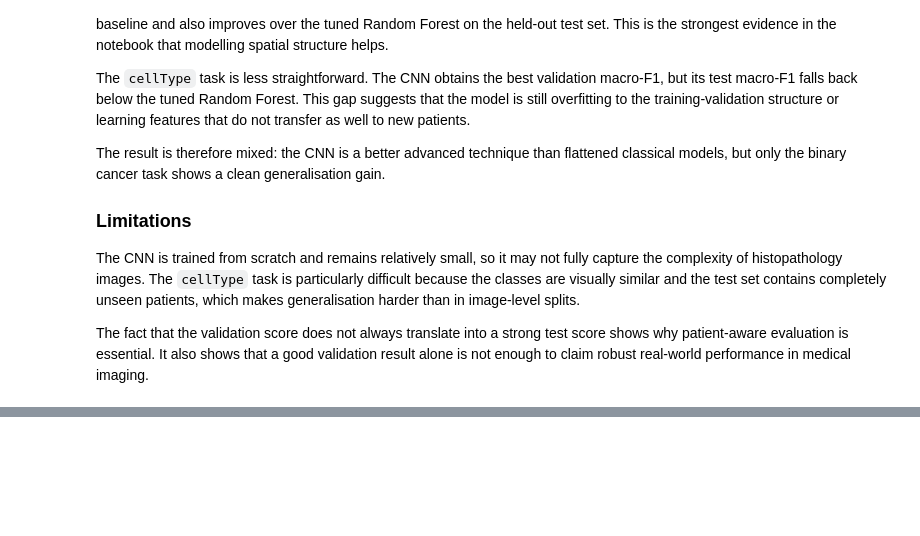
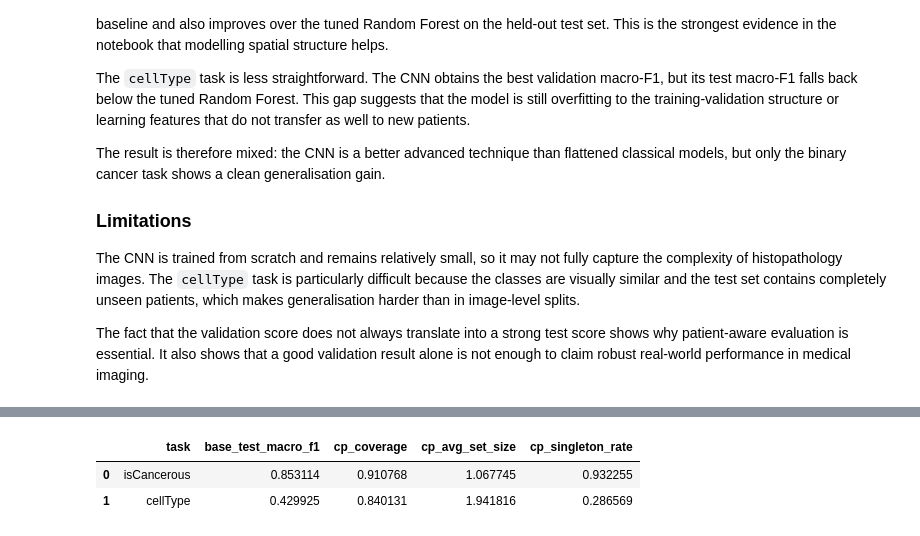
Before and after one commit to theaussiepie/Conformal-Prediction-with-ML-Workflow, a Jupyter notebook: workflow.ipynb, the cells around one changed output, grey strips where cells are left out. Cells and saved outputs as stored; diff of their text form; code cells hidden in the pictures; blank space fills up the shorter version.

```diff
--- a/workflow.ipynb
+++ b/workflow.ipynb
@@ -1453,0 +1553,14 @@ The fact that the validation score does not always translate into a strong test
+# %%
+alpha = 0.1  # target 90% coverage
+
+# Cancer probabilities
+probs_val_c = predict_cnn_proba(cnn_cancer_model, X_val_c)
+probs_test_c = predict_cnn_proba(cnn_cancer_model, X_test_c)
+
+# Split conformal sets
+qhat_c = fit_split_conformal_classifier(probs_val_c, np.array(y_val_c), alpha=alpha)
+cancer_pred_sets, cancer_threshold = predict_conformal_sets(probs_test_c, qhat_c)
+cancer_cp_summary = evaluate_prediction_sets(cancer_pred_sets, np.array(y_test_c))
+
+print("Cancer conformal threshold for class inclusion:", round(cancer_threshold, 4))
+cancer_cp_summary
@@ -1453,0 +1571,12 @@ The fact that the validation score does not always translate into a strong test
+# %%
+# Cell-type probabilities
+probs_val_ct = predict_cnn_proba(cnn_cell_model, X_val_ct)
+probs_test_ct = predict_cnn_proba(cnn_cell_model, X_test_ct)
+
+# Split conformal sets
+qhat_ct = fit_split_conformal_classifier(probs_val_ct, np.array(y_val_ct), alpha=alpha)
+cell_pred_sets, cell_threshold = predict_conformal_sets(probs_test_ct, qhat_ct)
+cell_cp_summary = evaluate_prediction_sets(cell_pred_sets, np.array(y_test_ct))
+
+print("Cell-type conformal threshold for class inclusion:", round(cell_threshold, 4))
+cell_cp_summary
@@ -1453,0 +1621,23 @@ The fact that the validation score does not always translate into a strong test
+# %%
+cp_summary = pd.DataFrame([
+    {
+        "task": "isCancerous",
+        "base_test_macro_f1": cnn_cancer_results.loc[cnn_cancer_results["split"] == "test", "macro_f1"].iloc[0],
+        "cp_coverage": cancer_cp_summary["coverage"].iloc[0],
+        "cp_avg_set_size": cancer_cp_summary["avg_set_size"].iloc[0],
+        "cp_singleton_rate": cancer_cp_summary["singleton_rate"].iloc[0]
+    },
+    {
+        "task": "cellType",
+        "base_test_macro_f1": cnn_cell_results.loc[cnn_cell_results["split"] == "test", "macro_f1"].iloc[0],
+        "cp_coverage": cell_cp_summary["coverage"].iloc[0],
+        "cp_avg_set_size": cell_cp_summary["avg_set_size"].iloc[0],
+        "cp_singleton_rate": cell_cp_summary["singleton_rate"].iloc[0]
+    }
+])
+
+cp_summary
+# %% [output]
+|  | task | base_test_macro_f1 | cp_coverage | cp_avg_set_size | cp_singleton_rate |
+| 0 | isCancerous | 0.853114 | 0.910768 | 1.067745 | 0.932255 |
+| 1 | cellType | 0.429925 | 0.840131 | 1.941816 | 0.286569 |
```
Also changed, not shown: parts of 7 cells of this notebook.
